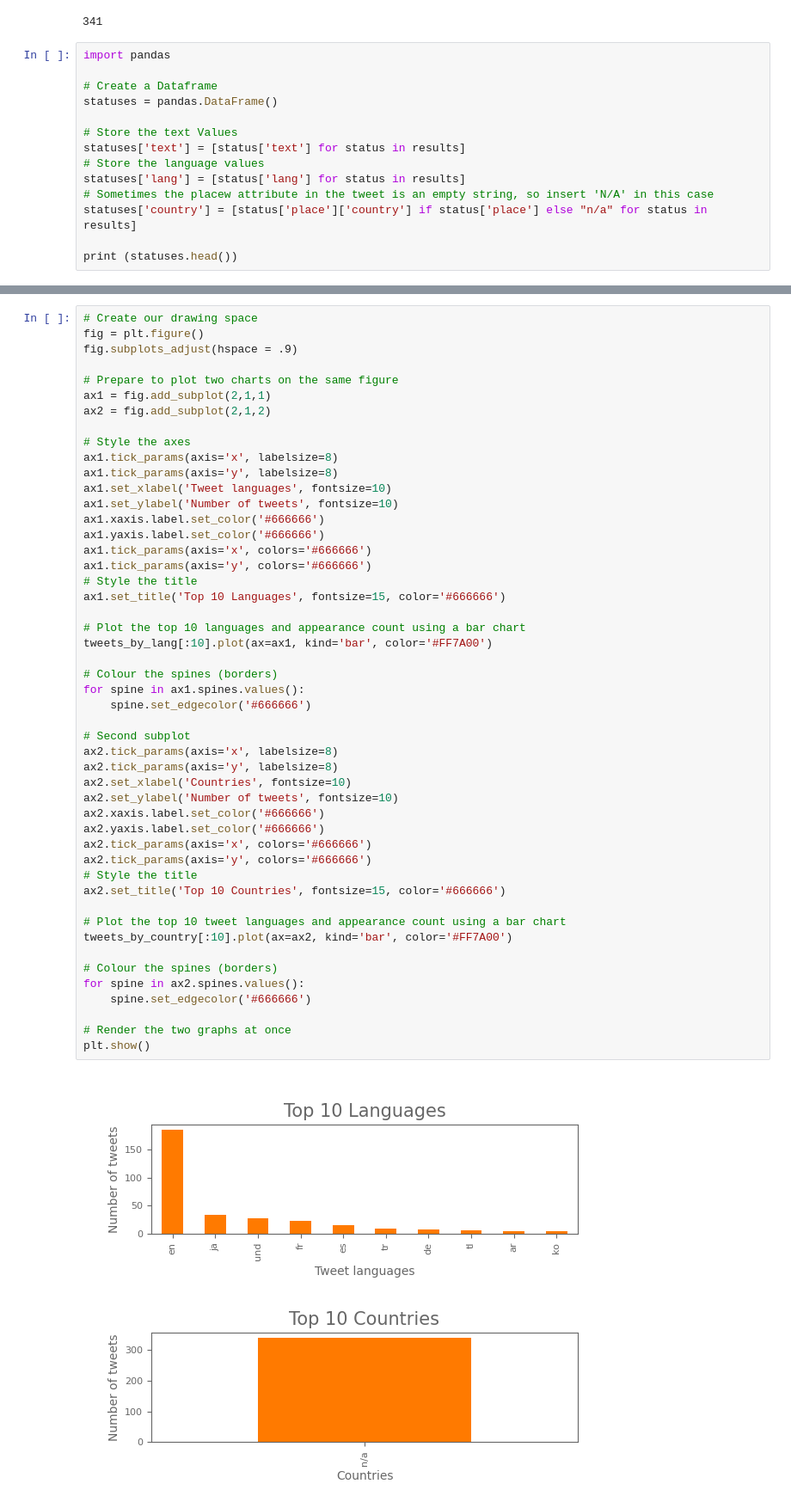
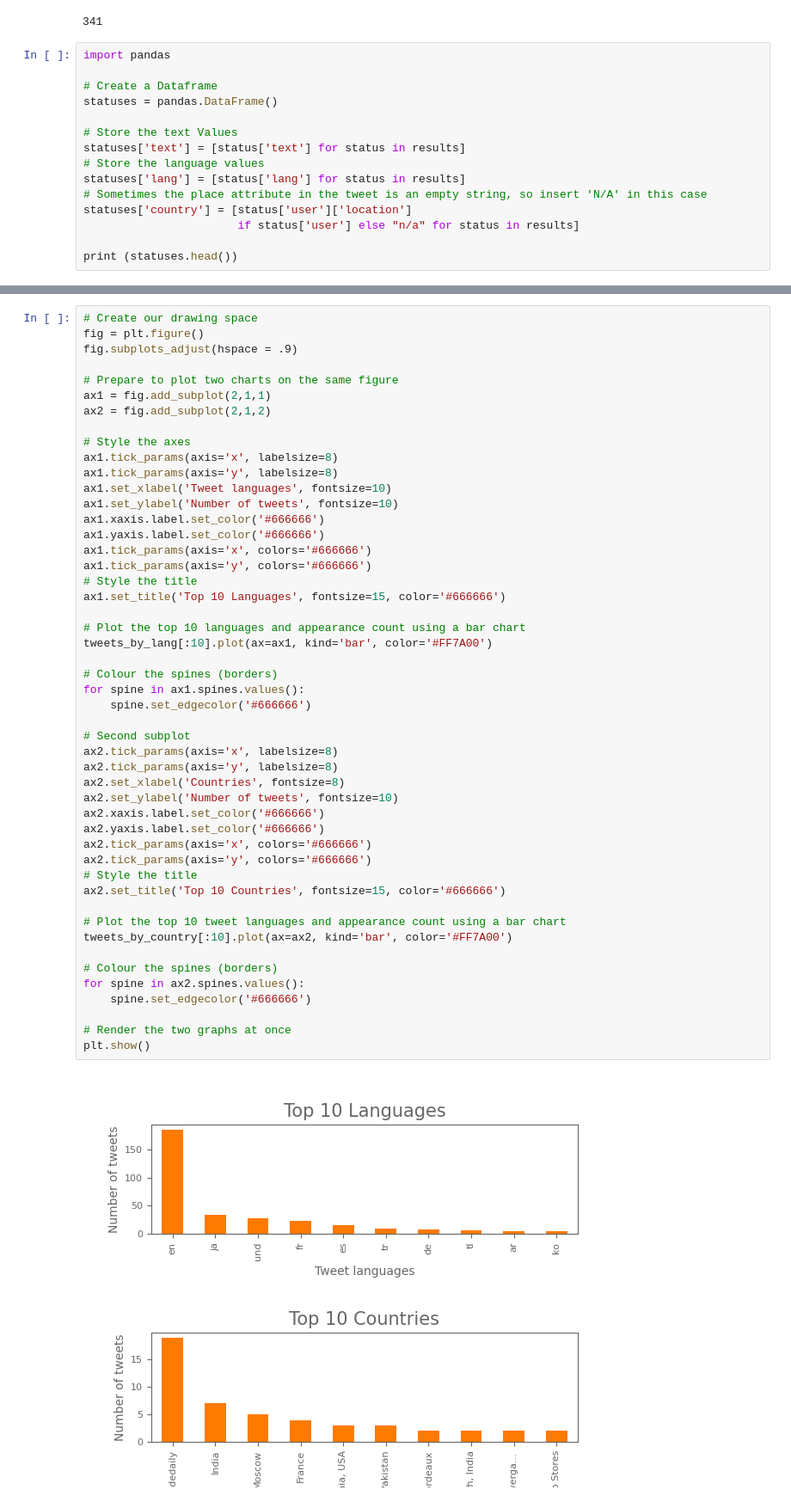
Before and after one commit to ddeveloper72/twitter_trends, a Jupyter notebook: Lang and country Chart.ipynb, the cells around one changed output, grey strips where cells are left out. Shown: that part at 86% size. Drawn from its saved outputs; the diff is of its cells as text.

Commit message:
changed from place location to user location

```diff
--- a/Lang and country Chart.ipynb
+++ b/Lang and country Chart.ipynb
@@ -29,8 +29,9 @@ statuses = pandas.DataFrame()
 statuses['text'] = [status['text'] for status in results]
 # Store the language values
 statuses['lang'] = [status['lang'] for status in results]
-# Sometimes the placew attribute in the tweet is an empty string, so insert 'N/A' in this case
-statuses['country'] = [status['place']['country'] if status['place'] else "n/a" for status in results]
+# Sometimes the place attribute in the tweet is an empty string, so insert 'N/A' in this case
+statuses['country'] = [status['user']['location']
+                       if status['user'] else "n/a" for status in results]
 
 print (statuses.head())
 # %% [output]
@@ -79,32 +91,32 @@ ax1.tick_params(axis='y', colors='#666666')
 ax1.set_title('Top 10 Languages', fontsize=15, color='#666666')
 
 # Plot the top 10 languages and appearance count using a bar chart
 tweets_by_lang[:10].plot(ax=ax1, kind='bar', color='#FF7A00')
 
 # Colour the spines (borders)
 for spine in ax1.spines.values():
     spine.set_edgecolor('#666666')
 
 # Second subplot
 ax2.tick_params(axis='x', labelsize=8)
 ax2.tick_params(axis='y', labelsize=8)
-ax2.set_xlabel('Countries', fontsize=10)
+ax2.set_xlabel('Countries', fontsize=8)
 ax2.set_ylabel('Number of tweets', fontsize=10)
 ax2.xaxis.label.set_color('#666666')
 ax2.yaxis.label.set_color('#666666')
 ax2.tick_params(axis='x', colors='#666666')
 ax2.tick_params(axis='y', colors='#666666')
 # Style the title
 ax2.set_title('Top 10 Countries', fontsize=15, color='#666666')
 
 # Plot the top 10 tweet languages and appearance count using a bar chart
 tweets_by_country[:10].plot(ax=ax2, kind='bar', color='#FF7A00')
 
 # Colour the spines (borders)
 for spine in ax2.spines.values():
     spine.set_edgecolor('#666666')
 
 # Render the two graphs at once
 plt.show()
 # %% [output]
-[figure, old version]
+[figure, new version]
```
Also changed, not shown: parts of 2 cells of this notebook.
